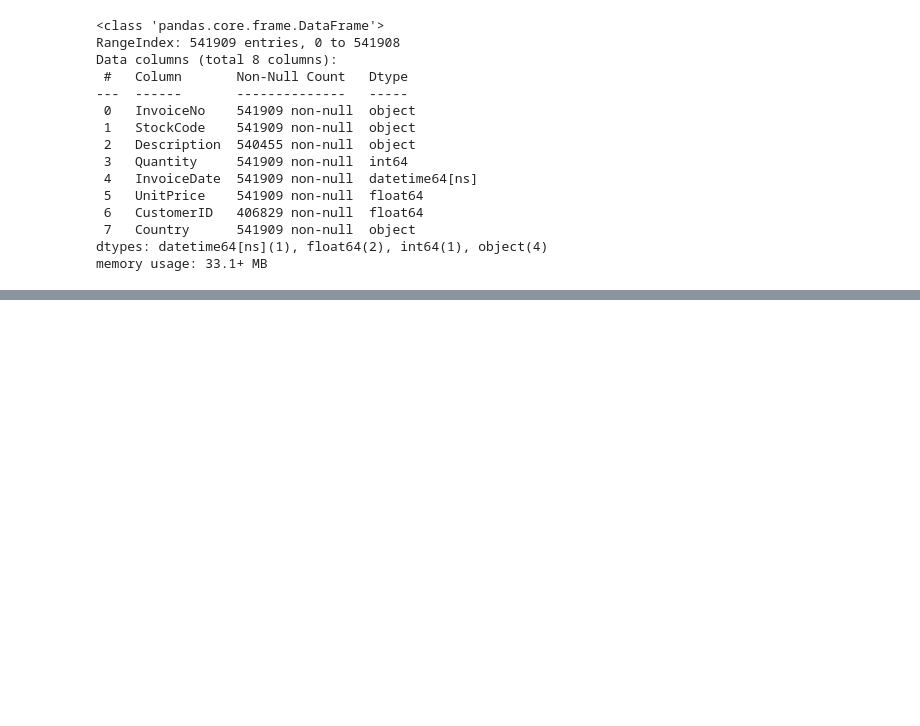
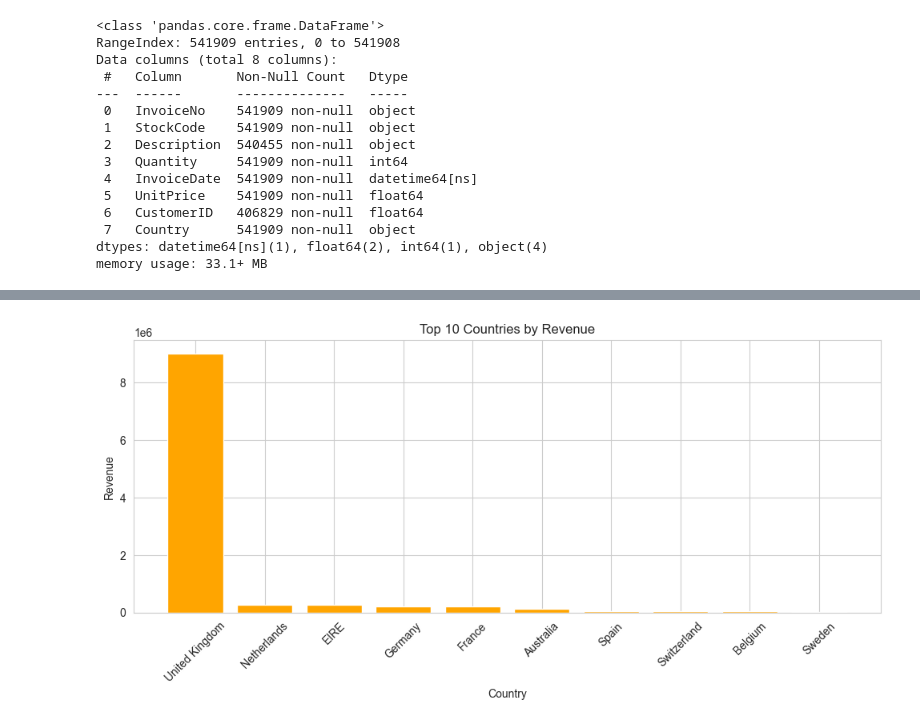
Before and after one commit to Khadija-de/ecommerce-sales-analysis-python., a Jupyter notebook: sales-analysis.ipynb, the cells around one changed output, grey strips where cells are left out. Saved outputs shown, nothing was run; the diff lists cells and outputs as text; code cells hidden in the pictures; blank space fills up the shorter version.

```diff
--- a/sales-analysis.ipynb
+++ b/sales-analysis.ipynb
@@ -182,0 +255,15 @@ plt.show()
+# %%
+top_countries = df_clean.groupby("Country")["Revenue"].sum().reset_index()
+top_countries = top_countries.sort_values(by="Revenue", ascending=False)
+top_10_countries = top_countries.head(10)
+
+plt.figure(figsize=(10, 5))
+plt.bar(top_10_countries["Country"], top_10_countries["Revenue"], color="orange")
+plt.xlabel("Country")
+plt.ylabel("Revenue")
+plt.title("Top 10 Countries by Revenue")
+plt.xticks(rotation=45)
+plt.tight_layout()
+plt.show()
+# %% [output]
+[figure, added]
```
Also changed, not shown: parts of 25 cells of this notebook.
